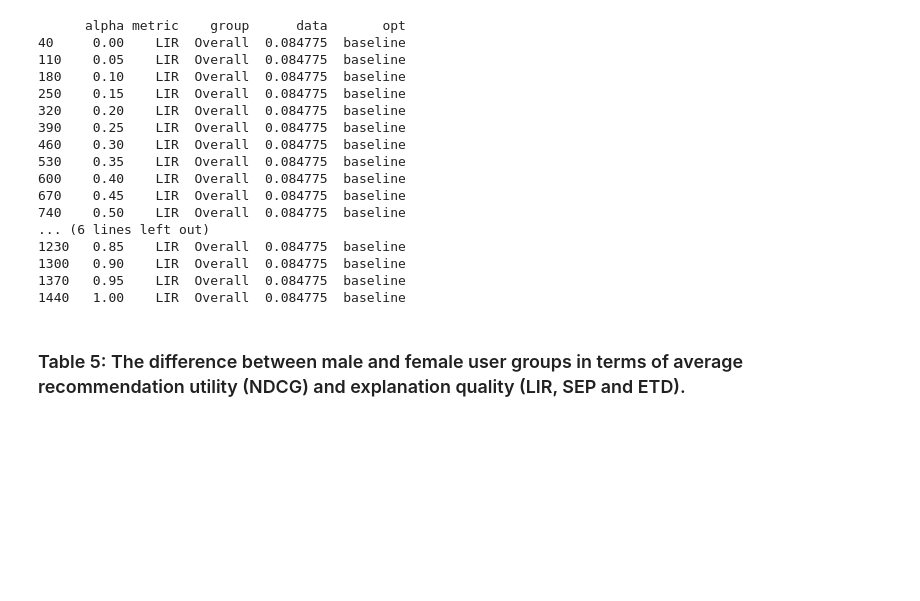
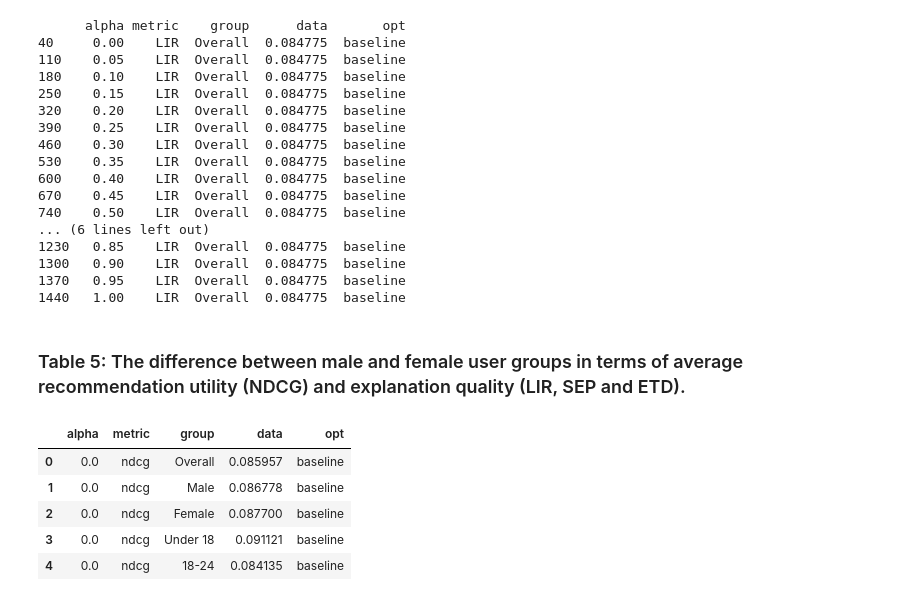
Before and after one commit to vinzentbeer/assignment-recsys, a Jupyter notebook: REPORT/experiments.ipynb, the cells around one changed output. Drawn from its saved outputs; the diff is of its cells as text; code cells hidden in the pictures; blank space fills up the shorter version.

Commit message:
add table 5 to experiments notebook

```diff
--- a/REPORT/experiments.ipynb
+++ b/REPORT/experiments.ipynb
@@ -387,3 +387,12 @@ print(filtered_df)
 1440   1.00    LIR  Overall  0.084775  baseline
 # %% [markdown]
 ### Table 5: The difference between male and female user groups in terms of average recommendation utility (NDCG) and explanation quality (LIR, SEP and ETD).
+# %%
+combined_df.head()
+# %% [output]
+|  | alpha | metric | group | data | opt |
+| 0 | 0.0 | ndcg | Overall | 0.085957 | baseline |
+| 1 | 0.0 | ndcg | Male | 0.086778 | baseline |
+| 2 | 0.0 | ndcg | Female | 0.087700 | baseline |
+| 3 | 0.0 | ndcg | Under 18 | 0.091121 | baseline |
+| 4 | 0.0 | ndcg | 18-24 | 0.084135 | baseline |
```
Also changed, not shown: parts of 1 cell of this notebook.
